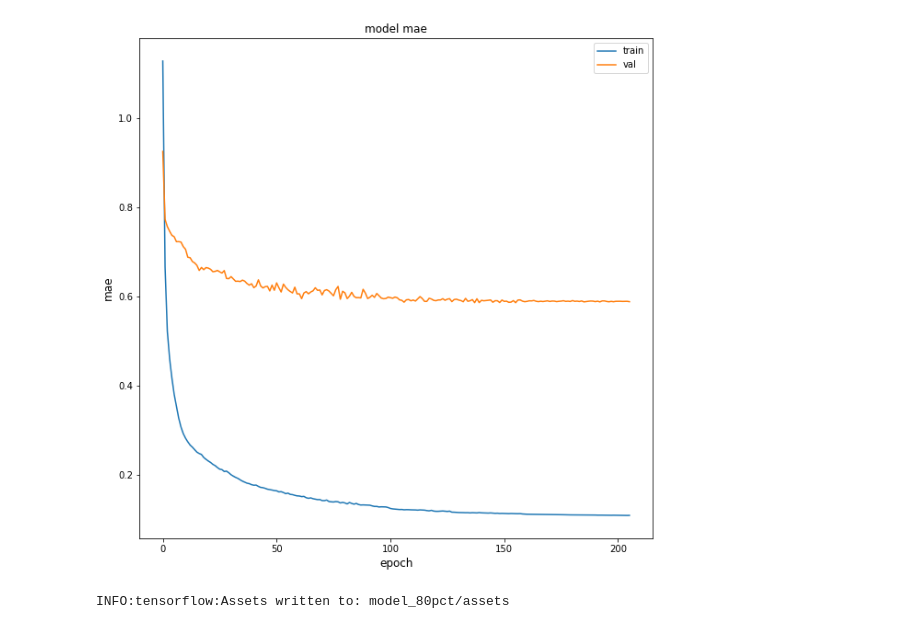
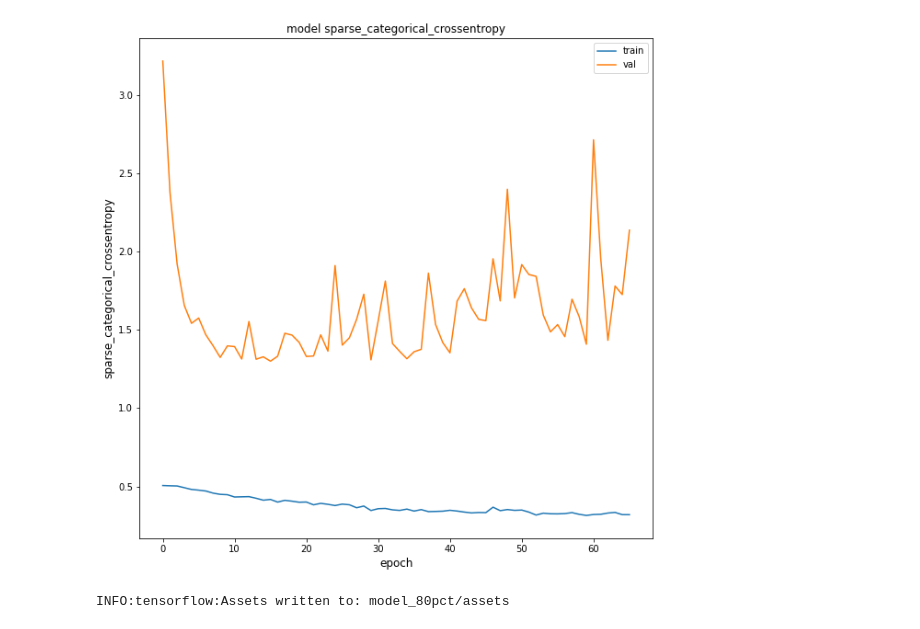
Before and after one commit to jnani1972/AI-for-Trading, a Jupyter notebook: AI.ipynb, the cells around one changed output. Drawn from its saved outputs; the diff is of its cells as text; code cells hidden in the pictures.

Commit message:
Updated Model

```diff
--- a/AI.ipynb
+++ b/AI.ipynb
@@ -137,7 +140,6 @@ nb_val_samples = round(len(x_train)*.2)
 # We have 3 classes, buy sell, and hold
 n_features = x_train[0].shape[1]
 num_classes = 3
-#batch_size = 8
 lr = 0.001
 
 def make_model(input_shape):
@@ -209,7 +211,7 @@ def make_model3(input_shape):
     return model
 
 
-model = make_model2(input_shape=x_train.shape[1:])
+model = make_model(input_shape=x_train.shape[1:])
 #keras.utils.plot_model(model, show_shapes=True)
 #model.summary()
 
@@ -223,10 +223,10 @@ NameError: name 'x_train' is not defined
 # %%
 %%time
 epochs = 500
-batch_size = 128
+batch_size = 8
 
 callbacks = [
-             #OneCycle(min_lr=7e-6, max_lr=7e-2, min_mtm = 0.85, max_mtm = 0.95, annealing_stage=0.1, annealing_rate=0.01, training_iterations=np.ceil(((x_train.shape[0]*epochs)/(batch_size)))),
+    OneCycle(min_lr=7e-6, max_lr=7e-2, min_mtm = 0.85, max_mtm = 0.95, annealing_stage=0.1, annealing_rate=0.01, training_iterations=np.ceil(((x_train.shape[0]*epochs)/(batch_size)))),
     keras.callbacks.ModelCheckpoint(
         "best_model.h5", save_best_only=True, monitor="val_loss"
     ),
@@ -236,11 +236,12 @@ callbacks = [
     keras.callbacks.EarlyStopping(monitor="val_loss", patience=50, verbose=1),
 ]
 
-opt = keras.optimizers.Adam()
+opt = keras.optimizers.SGD()
+losses = keras.losses.SparseCategoricalCrossentropy()
 model.compile(
     optimizer=opt,
-    loss="mae",
-    metrics=["mae"],
+    loss=losses,
+    metrics=["accuracy"],
 )
 history = model.fit(
     x_train,
@@ -254,16 +274,16 @@ history = model.fit(
 # %%
-metric = "mae"
+metric = "sparse_categorical_crossentropy"
 plt.figure(figsize=(10,10))
 plt.plot(history.history[metric])
 plt.plot(history.history["val_" + metric])
 plt.title("model " + metric)
 plt.ylabel(metric, fontsize="large")
 plt.xlabel("epoch", fontsize="large")
 plt.legend(["train", "val"], loc="best")
 plt.show()
 plt.close()
 # %% [output]
-[figure, old version]
+[figure, new version]
 # %%
 model.save("model_80pct")
 # %% [output]
```
Also changed, not shown: parts of 8 cells of this notebook, 3 other files.
